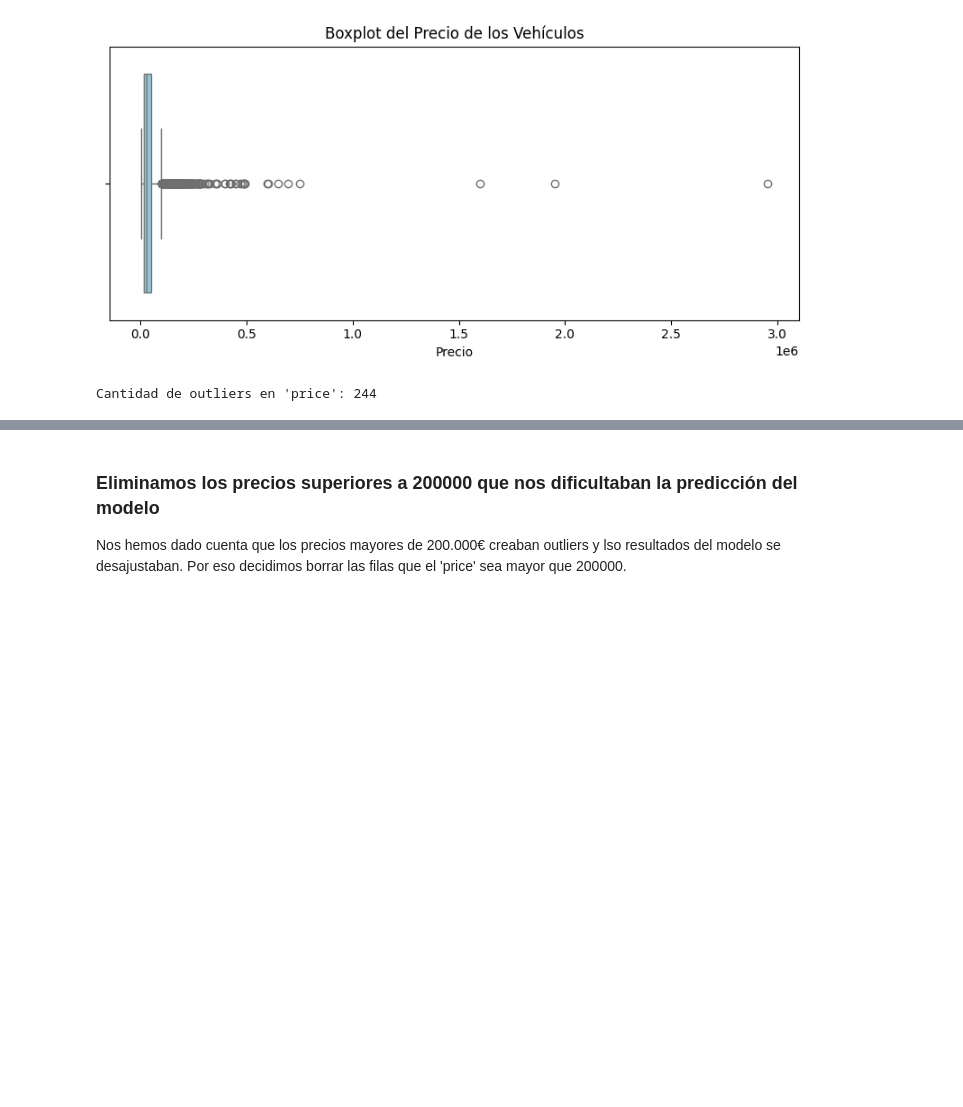
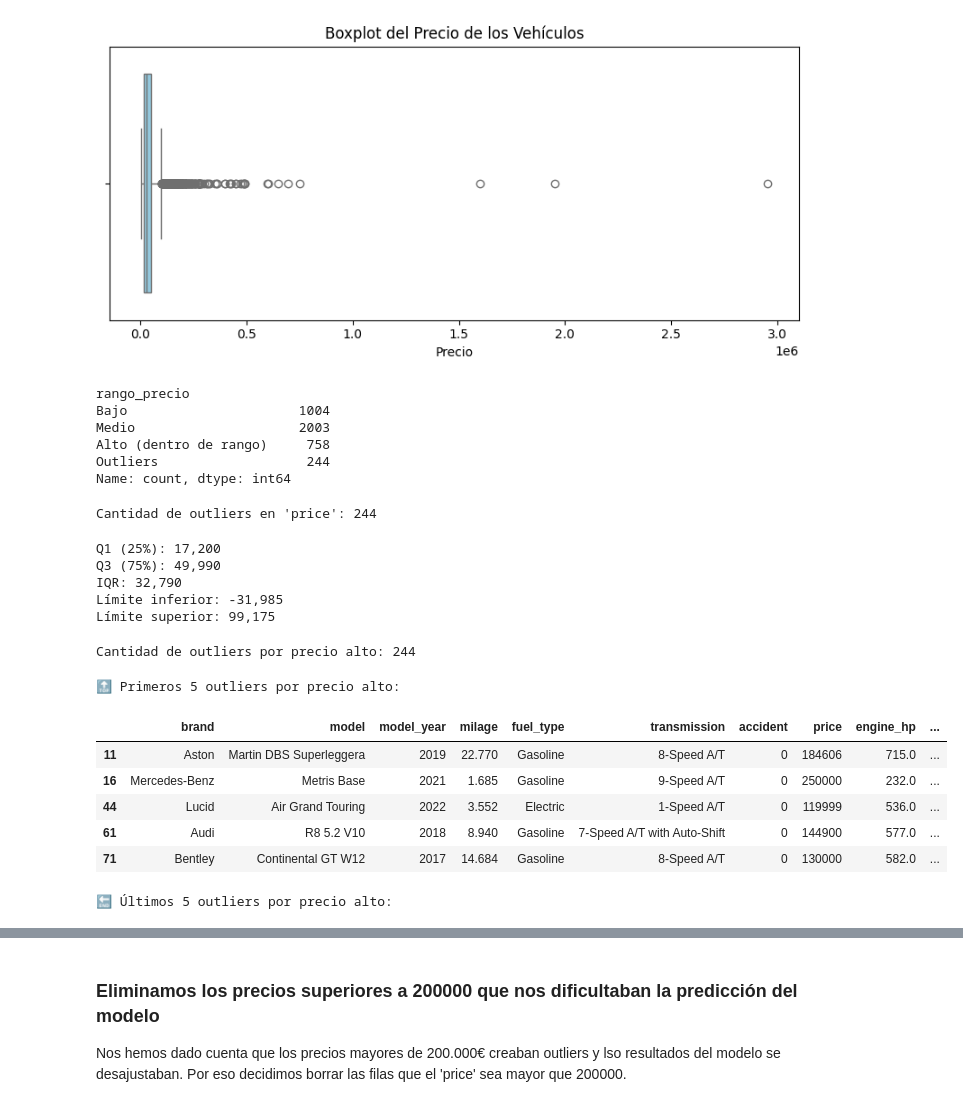
Before and after one commit to mariasuescum/Regression-of-Used-Car-Prices-Project, a Jupyter notebook: used-cars.ipynb, the cells around one changed output, grey strips where cells are left out. Saved outputs shown, nothing was run; the diff lists cells and outputs as text; code cells hidden in the pictures; blank space fills up the shorter version.

```diff
--- a/used-cars.ipynb
+++ b/used-cars.ipynb
@@ -538,6 +538,20 @@ plt.tight_layout()
 plt.show()
 # %% [output]
 [figure]
+# %%
+bins = [0, Q1, Q3, limite_superior, df["price"].max()]
+labels = ["Bajo", "Medio", "Alto (dentro de rango)", "Outliers"]
+df["rango_precio"] = pd.cut(df["price"], bins=bins, labels=labels, include_lowest=True)
+
+conteo_rangos = df["rango_precio"].value_counts().sort_index()
+print(conteo_rangos)
+# %% [output]
+rango_precio
+Bajo                      1004
+Medio                     2003
+Alto (dentro de rango)     758
+Outliers                   244
+Name: count, dtype: int64
 # %%
 df["price"] = pd.to_numeric(df["price"], errors="coerce")
 
@@ -551,3 +565,45 @@ outliers_price = df[(df["price"] < limite_inferior) | (df["price"] > limite_supe
 print(f"Cantidad de outliers en 'price': {len(outliers_price)}")
 # %% [output]
 Cantidad de outliers en 'price': 244
+# %%
+Q1 = df["price"].quantile(0.25)
+Q3 = df["price"].quantile(0.75)
+IQR = Q3 - Q1
+limite_inferior = Q1 - 1.5 * IQR
+limite_superior = Q3 + 1.5 * IQR
+
+print(f"""
+Q1 (25%): {Q1:,.0f}
+Q3 (75%): {Q3:,.0f}
+IQR: {IQR:,.0f}
+Límite inferior: {limite_inferior:,.0f}
+Límite superior: {limite_superior:,.0f}
+""")
+# %% [output]
+Q1 (25%): 17,200
+Q3 (75%): 49,990
+IQR: 32,790
+Límite inferior: -31,985
+Límite superior: 99,175
+# %%
+outliers_superiores = df[df["price"] > 99175]
+print(f"Cantidad de outliers por precio alto: {len(outliers_superiores)}")
+# %% [output]
+Cantidad de outliers por precio alto: 244
+# %%
+outliers_superiores = df[df["price"] > 99175]
+
+print("🔝 Primeros 5 outliers por precio alto:")
+display(outliers_superiores.head(5))
+
+print("🔚 Últimos 5 outliers por precio alto:")
+display(outliers_superiores.tail(5))
+# %% [output]
+🔝 Primeros 5 outliers por precio alto:
+|  | brand | model | model_year | milage | fuel_type | transmission | accident | price | engine_hp | ... |
+| 11 | Aston | Martin DBS Superleggera | 2019 | 22.770 | Gasoline | 8-Speed A/T | 0 | 184606 | 715.0 | ... |
+| 16 | Mercedes-Benz | Metris Base | 2021 | 1.685 | Gasoline | 9-Speed A/T | 0 | 250000 | 232.0 | ... |
+| 44 | Lucid | Air Grand Touring | 2022 | 3.552 | Electric | 1-Speed A/T | 0 | 119999 | 536.0 | ... |
+| 61 | Audi | R8 5.2 V10 | 2018 | 8.940 | Gasoline | 7-Speed A/T with Auto-Shift | 0 | 144900 | 577.0 | ... |
+| 71 | Bentley | Continental GT W12 | 2017 | 14.684 | Gasoline | 8-Speed A/T | 0 | 130000 | 582.0 | ... |
+🔚 Últimos 5 outliers por precio alto:
```
Also changed, not shown: parts of 12 cells of this notebook.
